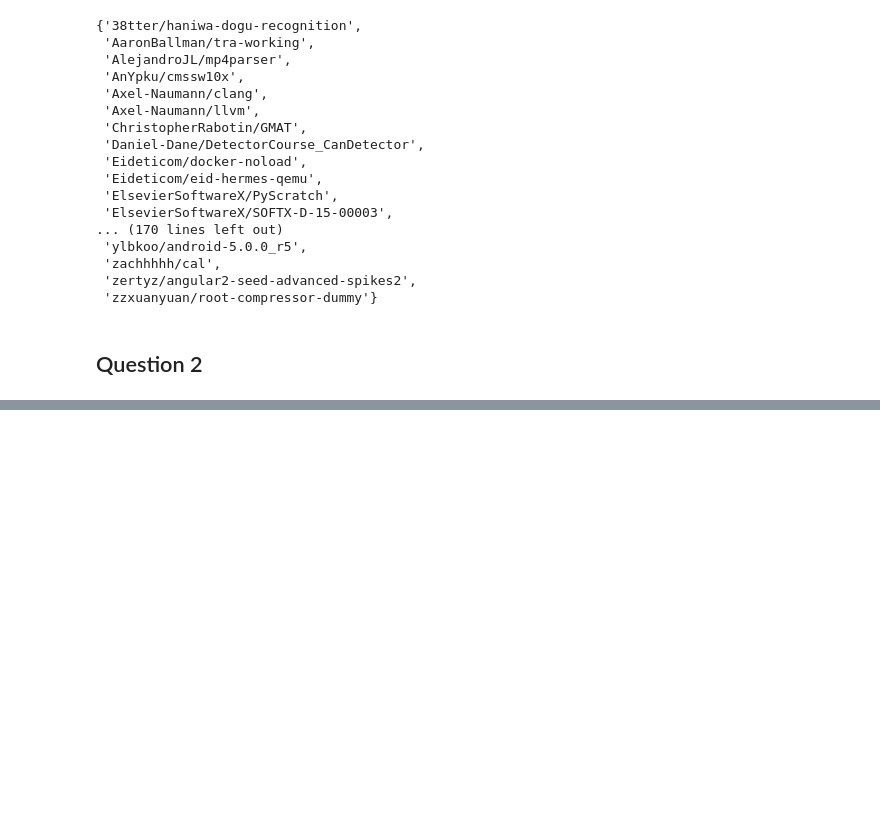
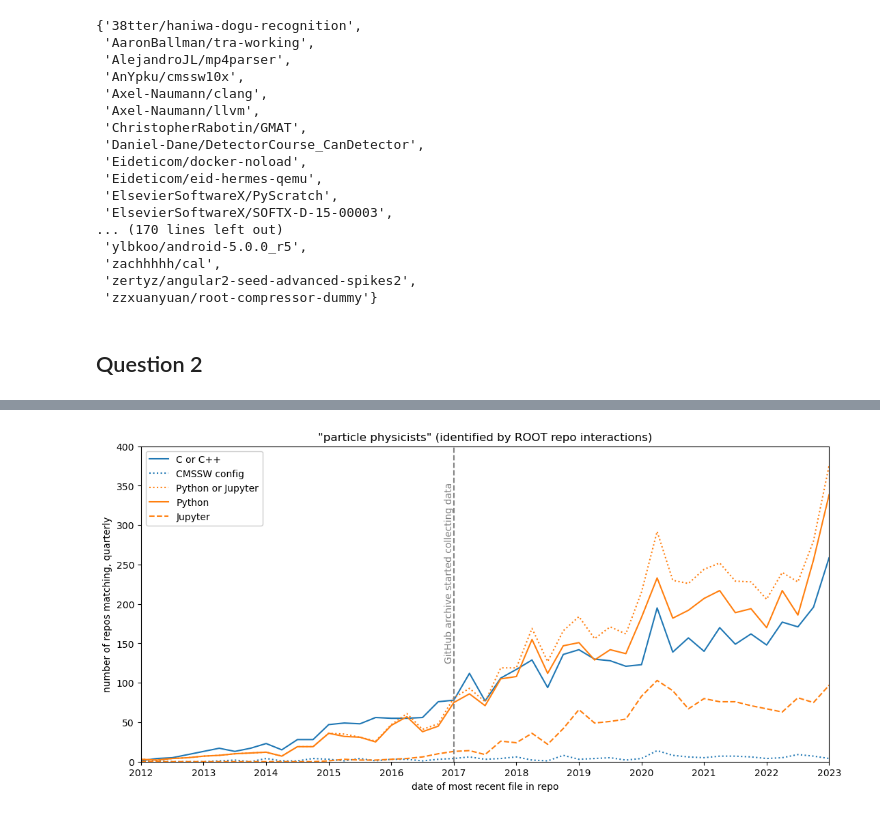
Before and after one commit to jpivarski-talks/2023-05-09-chep23-analysis-of-physicists, a Jupyter notebook: analysis/analysis-1.ipynb, the cells around one changed output, grey strips where cells are left out. Saved outputs shown, nothing was run; the diff lists cells and outputs as text; code cells hidden in the pictures; blank space fills up the shorter version.

```diff
--- a/analysis/analysis-1.ipynb
+++ b/analysis/analysis-1.ipynb
@@ -302,0 +674,2 @@ Fraction of
+# %%
+batches = root_file_ages_names.map(calculate_library_adoption_by_repo).compute()
@@ -302,0 +700,27 @@ Fraction of
+# %%
+fig, ax = plt.subplots(1, 1, figsize=(13, 6))
+
+c = plt.rcParams["axes.prop_cycle"].by_key()["color"]
+
+df[["C or C++", "CMSSW config", "Python or Jupyter", "Python", "Jupyter"]].resample("Q", origin=pd.to_datetime("2013-01-01")).sum().plot(
+    ax=ax,
+    style=["-", ":", ":", "-", "--"],
+    color=[c[0], c[0], c[1], c[1], c[1]],
+);
+
+ax.axvline(x=pd.to_datetime("2017-01-01"), ls="--", c="gray")
+ax.text(pd.to_datetime("2017-01-01"), 0.6, "GitHub archive started collecting data",
+        transform=ax.get_xaxis_transform(), rotation=90, ha="right", va="center", c="gray")
+
+ax.set_ylim(0, 400);
+ax.set_xlim(pd.to_datetime("2012-03-01"), pd.to_datetime("2023-03-01"));
+ax.set_xticks([pd.to_datetime(f"{x}-01-01") for x in range(2012, 2023+1)], [str(x) for x in range(2012, 2023+1)]);
+ax.set_xlabel("date of most recent file in repo");
+ax.set_ylabel("number of repos matching, quarterly");
+ax.set_title("\"particle physicists\" (identified by ROOT repo interactions)");
+ax.legend(loc="upper left", facecolor="white", framealpha=1);
+
+fig.savefig("github-language-rootseed.svg");
+fig.savefig("github-language-rootseed.pdf");
+# %% [output]
+[figure, added]
```
Also changed, not shown: parts of 33 cells of this notebook.
